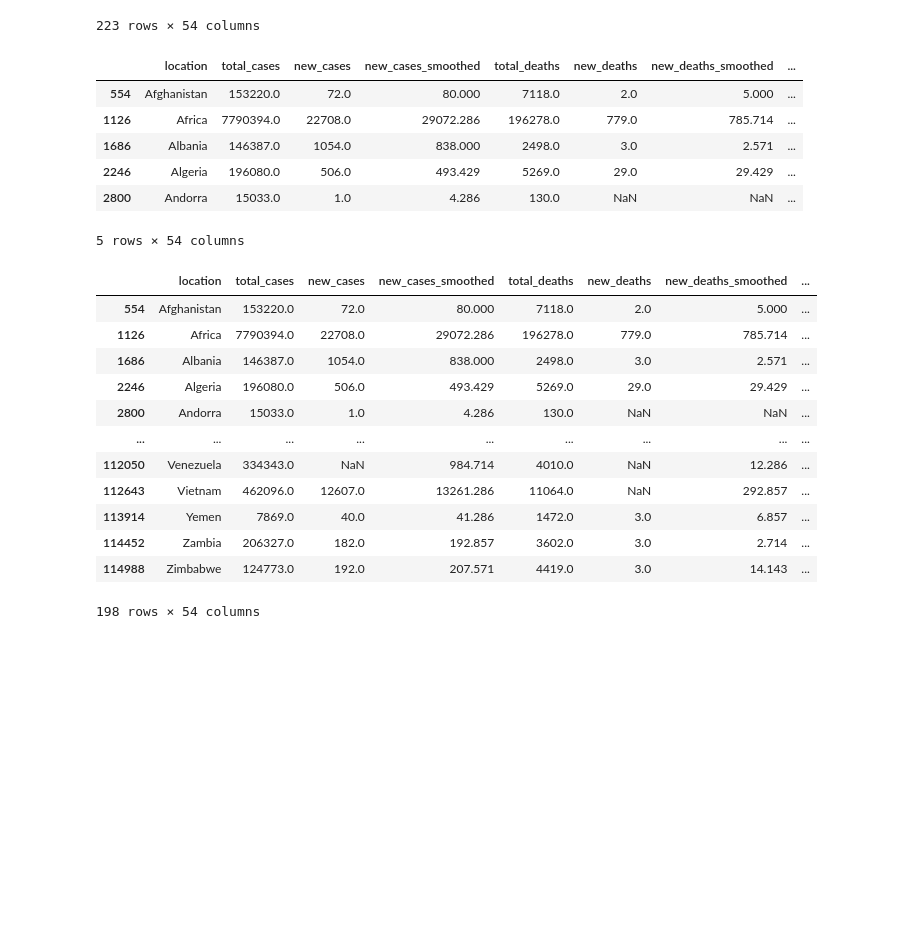
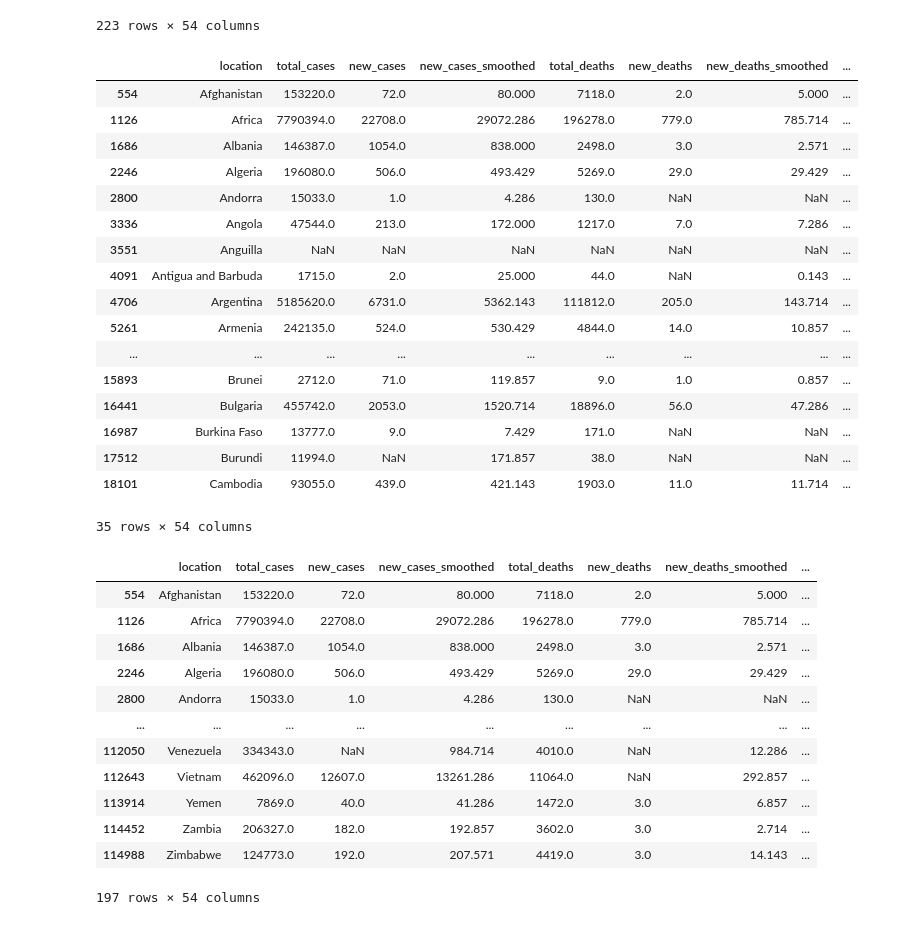
Before and after one commit to bazibuhejm/covid-19_data-set-Group-IV, a Jupyter notebook: owid_covid_data_clean.ipynb, the cells around one changed output. Saved outputs shown, nothing was run; the diff lists cells and outputs as text; code cells hidden in the pictures; blank space fills up the shorter version.

```diff
--- a/owid_covid_data_clean.ipynb
+++ b/owid_covid_data_clean.ipynb
@@ -133,4 +130,0 @@ filtered_df.head()
-# %%
-# Drop the non-beneficial ID columns, 'continent'.
-filtered_df = filtered_df.drop(['continent'],axis = 1)
-filtered_df.head()
@@ -225,16 +222,27 @@ filtered_df[filtered_df.location != 'Asia']
 223 rows × 54 columns
 # %%
 # Drop rows that are not countries by index
-filtered_df = filtered_df.drop(index=[20032, 26312, 35175,35768,38038,41046,41830,43158,49280,51192,53658,62166,67717,70117,73798,76623])
-filtered_df.head()
+filtered_df = filtered_df.drop(index=[6017,20032, 26312, 35175,35768,38038,41046,41830,43158,49280,51192,53658,62166,67717,70117,73798,76623])
+filtered_df.head(35)
 # %% [output]
 |  | location | total_cases | new_cases | new_cases_smoothed | total_deaths | new_deaths | new_deaths_smoothed | ... |
 | 554 | Afghanistan | 153220.0 | 72.0 | 80.000 | 7118.0 | 2.0 | 5.000 | ... |
 | 1126 | Africa | 7790394.0 | 22708.0 | 29072.286 | 196278.0 | 779.0 | 785.714 | ... |
 | 1686 | Albania | 146387.0 | 1054.0 | 838.000 | 2498.0 | 3.0 | 2.571 | ... |
 | 2246 | Algeria | 196080.0 | 506.0 | 493.429 | 5269.0 | 29.0 | 29.429 | ... |
 | 2800 | Andorra | 15033.0 | 1.0 | 4.286 | 130.0 | NaN | NaN | ... |
+| 3336 | Angola | 47544.0 | 213.0 | 172.000 | 1217.0 | 7.0 | 7.286 | ... |
+| 3551 | Anguilla | NaN | NaN | NaN | NaN | NaN | NaN | ... |
+| 4091 | Antigua and Barbuda | 1715.0 | 2.0 | 25.000 | 44.0 | NaN | 0.143 | ... |
+| 4706 | Argentina | 5185620.0 | 6731.0 | 5362.143 | 111812.0 | 205.0 | 143.714 | ... |
+| 5261 | Armenia | 242135.0 | 524.0 | 530.429 | 4844.0 | 14.0 | 10.857 | ... |
+| ... | ... | ... | ... | ... | ... | ... | ... | ... |
+| 15893 | Brunei | 2712.0 | 71.0 | 119.857 | 9.0 | 1.0 | 0.857 | ... |
+| 16441 | Bulgaria | 455742.0 | 2053.0 | 1520.714 | 18896.0 | 56.0 | 47.286 | ... |
+| 16987 | Burkina Faso | 13777.0 | 9.0 | 7.429 | 171.0 | NaN | NaN | ... |
+| 17512 | Burundi | 11994.0 | NaN | 171.857 | 38.0 | NaN | NaN | ... |
+| 18101 | Cambodia | 93055.0 | 439.0 | 421.143 | 1903.0 | 11.0 | 11.714 | ... |
-5 rows × 54 columns
+35 rows × 54 columns
 # %%
 # Drop rows that are not countries by index
 filtered_df = filtered_df.drop(index=[13609,15349,35989,55411,93004,96145,104726,106600,112811,113399])
@@ -252,7 +260,7 @@ filtered_df
 | 113914 | Yemen | 7869.0 | 40.0 | 41.286 | 1472.0 | 3.0 | 6.857 | ... |
 | 114452 | Zambia | 206327.0 | 182.0 | 192.857 | 3602.0 | 3.0 | 2.714 | ... |
 | 114988 | Zimbabwe | 124773.0 | 192.0 | 207.571 | 4419.0 | 3.0 | 14.143 | ... |
-198 rows × 54 columns
+197 rows × 54 columns
 # %%
 # Drop rows with 'total_cases' are NaN
 filtered_df = filtered_df.dropna(subset=['total_cases'])
```
Also changed, not shown: parts of 18 cells of this notebook, 1 other file.
